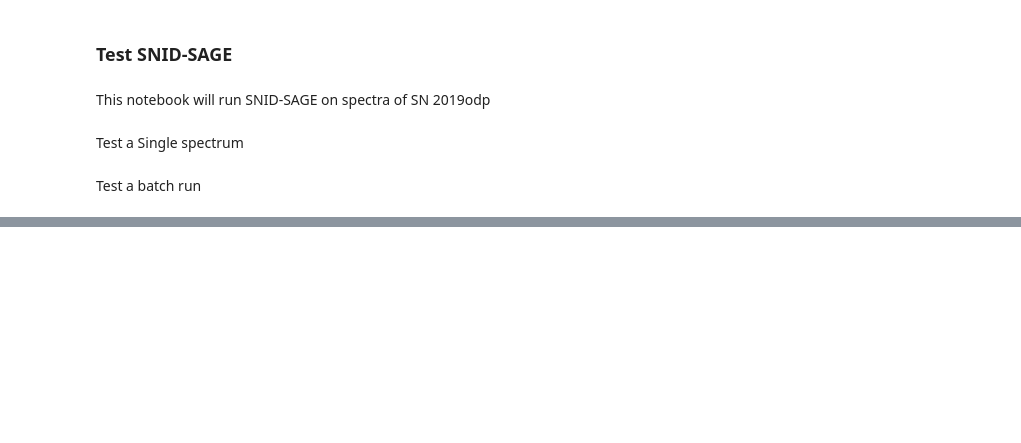
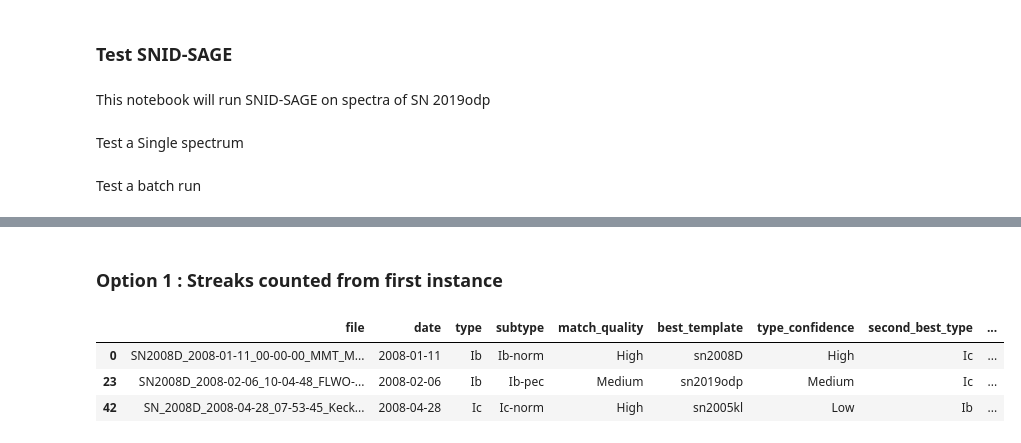
Before and after one commit to micschwab/TransitionHunter, a Jupyter notebook: TestSNID-SAGE.ipynb, the cells around one changed output, grey strips where cells are left out. Cells and saved outputs as stored; diff of their text form; code cells hidden in the pictures; blank space fills up the shorter version.

```diff
--- a/TestSNID-SAGE.ipynb
+++ b/TestSNID-SAGE.ipynb
@@ -53,0 +295,79 @@ Done 30/30; success rate 100.0%
+# %% [markdown]
+### Option 1 : Streaks counted from first instance
+# %%
+
+novel_ID = np.array([]) # track type
+novel_subID = np.array([]) # track subtype
+novel_idx = np.array([]) # index of column
+
+type_streak = [] # track number of consequitive instances for a type
+subtype_streak = [] # track "" for subtype
+track_obs_date = [] # track date, "streak" must be over increments of 1 day or more
+
+for row in confident_df.itertuples():
+    curr_ID, curr_subID = row.type, row.subtype
+    curr_date = row.date
+
+    # print(f"Index: {row.Index}, Type: {row.type}")
+
+    if len(novel_ID) == 0:
+        #set initial type and subtype ID
+        novel_ID = np.append(novel_ID, curr_ID)
+        novel_subID = np.append(novel_subID, curr_subID)
+
+        # save index
+        novel_idx = np.append(novel_idx, row.Index)
+
+        #update streaks
+        type_streak.append(1)
+        subtype_streak.append(1)
+
+        #save date for comparison
+        track_last_date = curr_date
+        track_last_date_sub = curr_date
+
+        continue
+
+    #check if the ID is unique
+    if curr_ID not in novel_ID:
+        #if type is novel log it and move on
+        novel_ID = np.append(novel_ID, curr_ID)
+        novel_idx = np.append(novel_idx, row.Index)
+        novel_subID = np.append(novel_subID, curr_subID)
+
+        #update streaks
+        type_streak.append(1)
+        subtype_streak.append(1)
+
+        #save date for comparison
+        track_last_date = curr_date
+        track_last_date_sub = curr_date
+
+        continue
+
+    elif (curr_ID == novel_ID[-1]) & (track_last_date != curr_date):
+        #if type is not new, check if it's consequitive
+        type_streak[-1] += 1
+        track_last_date = curr_date
+
+    if curr_subID not in novel_subID:
+        novel_subID = np.append(novel_subID, curr_subID)
+        novel_idx = np.append(novel_idx, row.Index)
+
+        #update streak
+        subtype_streak.append(1)
+
+        #save date for comparison
+        track_last_date_sub = curr_date
+
+    elif (curr_subID == novel_subID[-1])  & (track_last_date_sub != curr_date):
+        subtype_streak[-1] += 1
+        track_last_date_sub = curr_date
+
+transition_df = confident_df.iloc[novel_idx]
+transition_df
+# %% [output]
+|  | file | date | type | subtype | match_quality | best_template | type_confidence | second_best_type | ... |
+| 0 | SN2008D_2008-01-11_00-00-00_MMT_M... | 2008-01-11 | Ib | Ib-norm | High | sn2008D | High | Ic | ... |
+| 23 | SN2008D_2008-02-06_10-04-48_FLWO-... | 2008-02-06 | Ib | Ib-pec | Medium | sn2019odp | Medium | Ic | ... |
+| 42 | SN_2008D_2008-04-28_07-53-45_Keck... | 2008-04-28 | Ic | Ic-norm | High | sn2005kl | Low | Ib | ... |
```
Also changed, not shown: parts of 44 cells of this notebook, 4 other files.
